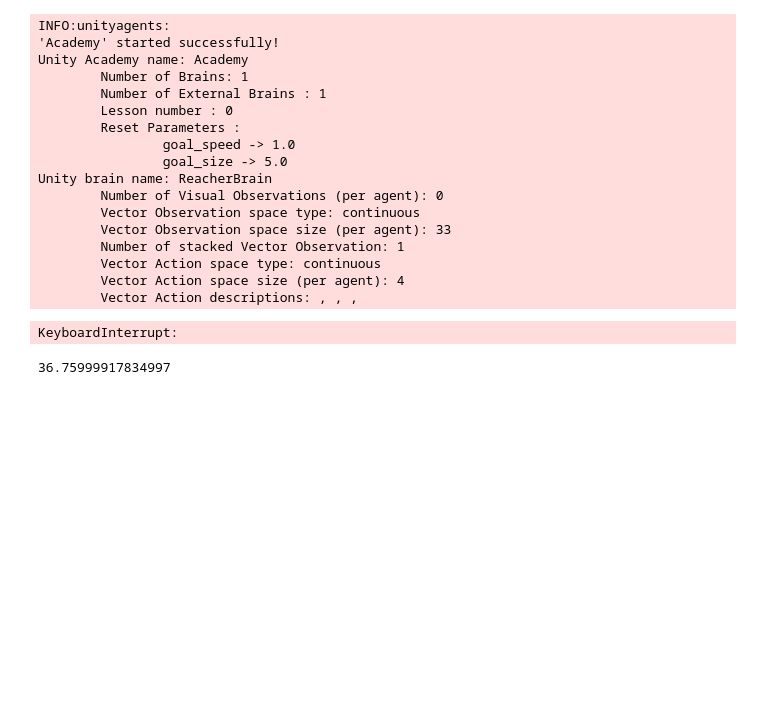
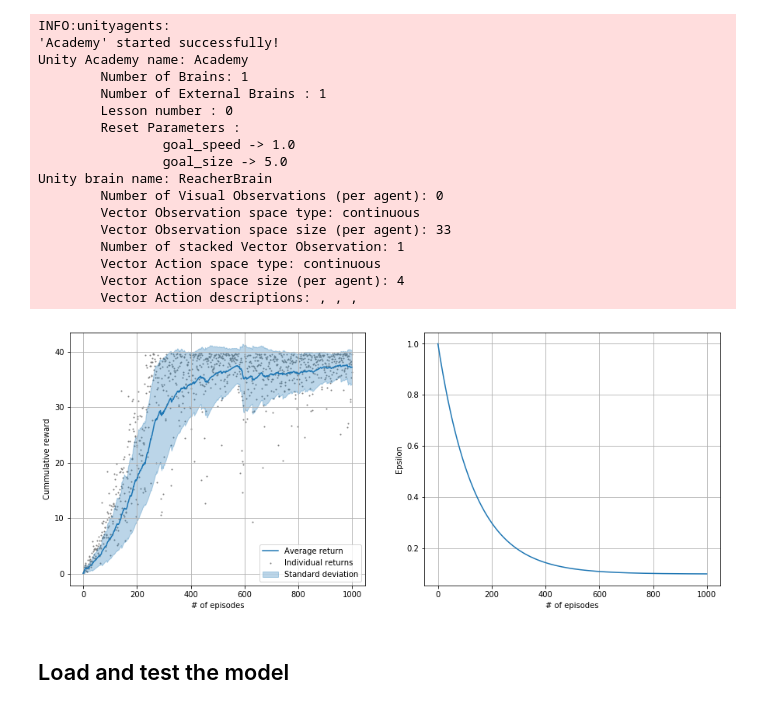
Before and after one commit to ivallesp/RL_Reacher, a Jupyter notebook: notebooks/report_single_ddpg.ipynb, the cells around one changed output. Drawn from its saved outputs; the diff is of its cells as text; code cells hidden in the pictures; blank space fills up the shorter version.

Commit message:
Agent stabilized for single environment Fix: notebook format Add: utility for calculating moving std

```diff
--- a/notebooks/report_single_ddpg.ipynb
+++ b/notebooks/report_single_ddpg.ipynb
@@ -50,40 +47,64 @@ Unity brain name: ReacherBrain
         Vector Action descriptions: , , ,
 # %%
 batch_size = 128
-n_episodes = int(1e5)
+n_episodes = 1000
 n_batches_train = 1
 exp_replay_buffer_size = int(2e5)
-epsilon_decay = 0.99999
+epsilon_decay = 0.9925
 epsilon = 1
 epsilon_final = 0.1
+plot_every_n = 10
+save_every_n = 100
 scores = []
+epsilons = []
+max_score = 0
 agent = DDPGAgent(CriticArchitecture, ActorArchitecture, state_size=state_size, action_size=action_size,
                   tau=0.001, epsilon=0.01, gamma=0.99, batch_size=batch_size, replay_size = exp_replay_buffer_size,
                   n_batches_train=n_batches_train, random_seed=655321)
 # %%
 for episode in range(n_episodes):
-    #epsilon = epsilon_decay * epsilon + (1-epsilon_decay) * epsilon_final
+    epsilons.append(epsilon)
+    epsilon = epsilon_decay * epsilon + (1-epsilon_decay) * epsilon_final
     env_info = env.reset(train_mode=True)[brain_name]
     agent.reset()
     state = env_info.vector_observations
     score = 0
     done = False
     c = 0
     while not done:
         # take random action
-        action = agent.act(state, add_noise=True)
+        action = agent.act(state, epsilon=epsilon)
         env_info = env.step(action)[brain_name]
         next_state = env_info.vector_observations
         reward = env_info.rewards[0]
         done = env_info.local_done[0]
         agent.step(state, action, reward, next_state, done)
         state = next_state
         score += reward
         c += 1
 
     scores.append(score)
-    clear_output(True)
-    if (episode+1) % 10 == 0:
+
+    if (episode+1) % plot_every_n == 0:
+        clear_output(True)
+        plt.figure(figsize=(15, 6))
+        plt.subplot(1,2,1)
         plot_smoothed_return(scores)
+        plt.subplot(1,2,2)
+        plt.grid()
+        plt.plot(epsilons)
+        plt.xlabel("# of episodes")
+        plt.ylabel("Epsilon")
+        plt.show()
+
+    if (episode + 1) % save_every_n == 0:
+        if max_score < np.mean(scores[-100:]):
+            torch.save(agent.critic_local.state_dict(), 'checkpoint_critic_local.pth')
+            torch.save(agent.critic_target.state_dict(), 'checkpoint_critic_target.pth')
+            torch.save(agent.actor_local.state_dict(), 'checkpoint_actor_local.pth')
+            torch.save(agent.actor_target.state_dict(), 'checkpoint_actor_target.pth')
+            max_score = np.mean(scores[-100:])
 # %% [output]
-KeyboardInterrupt:
+[figure, added]
+# %% [markdown]
+## Load and test the model
@@ -104,7 +133,3 @@ while not done:
     score +=reward
     c += 1
     state = next_state
-# %%
-score
-# %% [output]
-36.75999917834997
```
Also changed, not shown: parts of 12 cells of this notebook, 1 other file.
